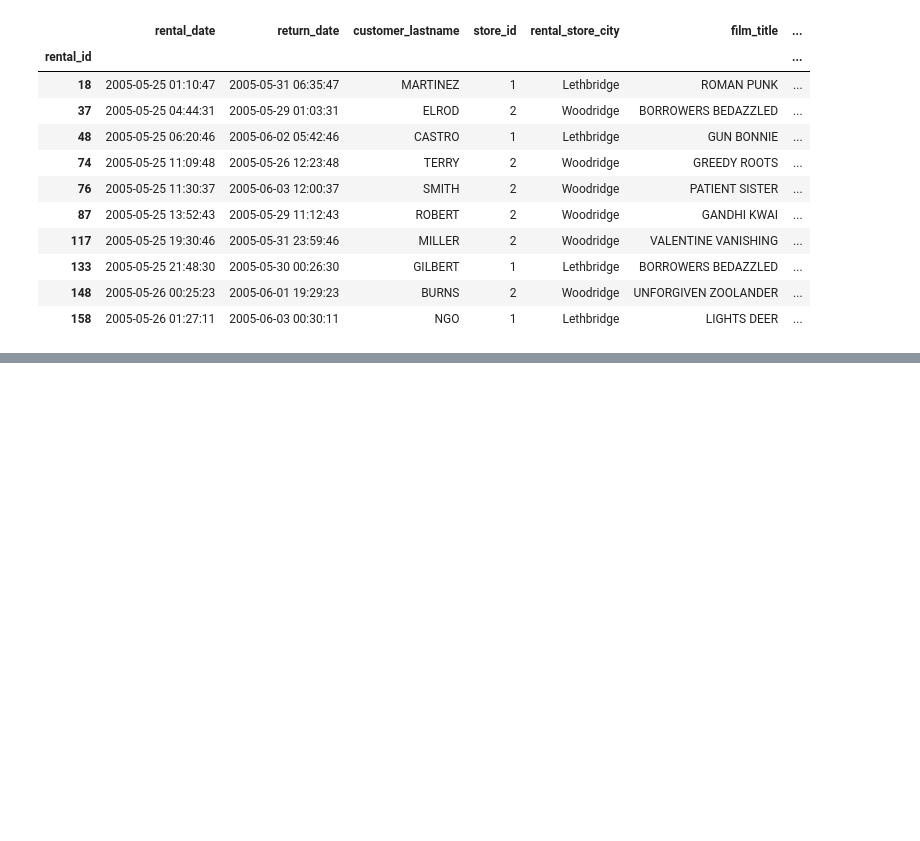
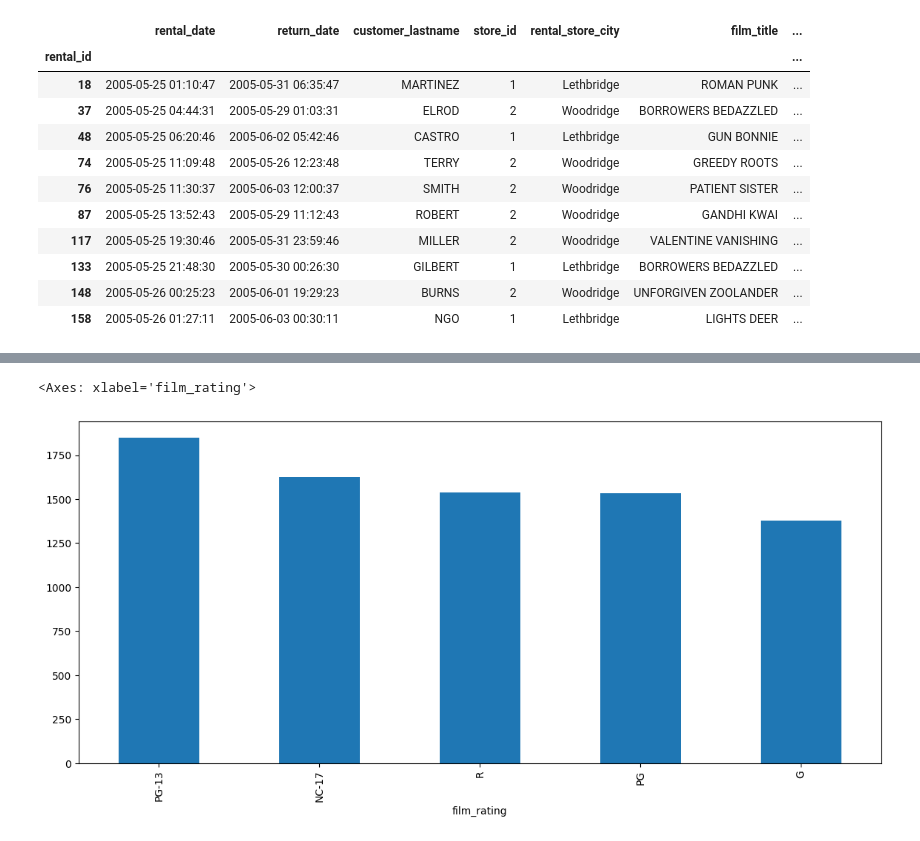
Before and after one commit to beratsercann/FreeCodeCamp-Pandas-Real-Life-Example, a Jupyter notebook: Exercises_2.ipynb, the cells around one changed output, grey strips where cells are left out. Saved outputs shown, nothing was run; the diff lists cells and outputs as text; code cells hidden in the pictures; blank space fills up the shorter version.

```diff
--- a/Exercises_2.ipynb
+++ b/Exercises_2.ipynb
@@ -384,2 +425,8 @@ Show a <b>bar plot</b> with each film rating count.
+# %%
+# your code goes here
+df.loc[df['rental_store_city'] == 'Lethbridge', 'film_rating'].value_counts().plot(kind='bar', figsize=(14,6))
+# %% [output]
+<Axes: xlabel='film_rating'>
+[figure, added]
 # %%
 df.loc[df['rental_store_city'] == 'Lethbridge', 'film_rating'].value_counts()
```
Also changed, not shown: parts of 12 cells of this notebook.
